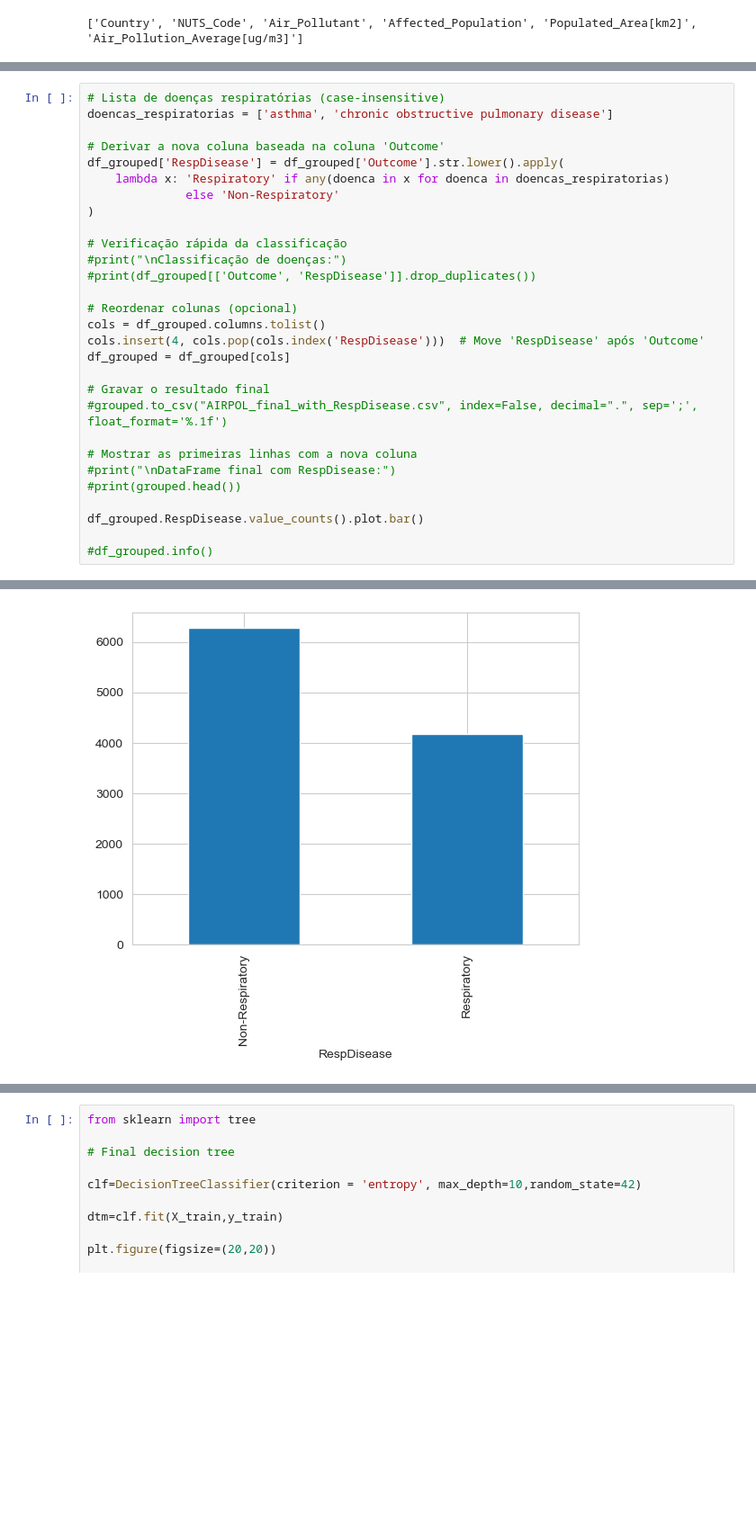
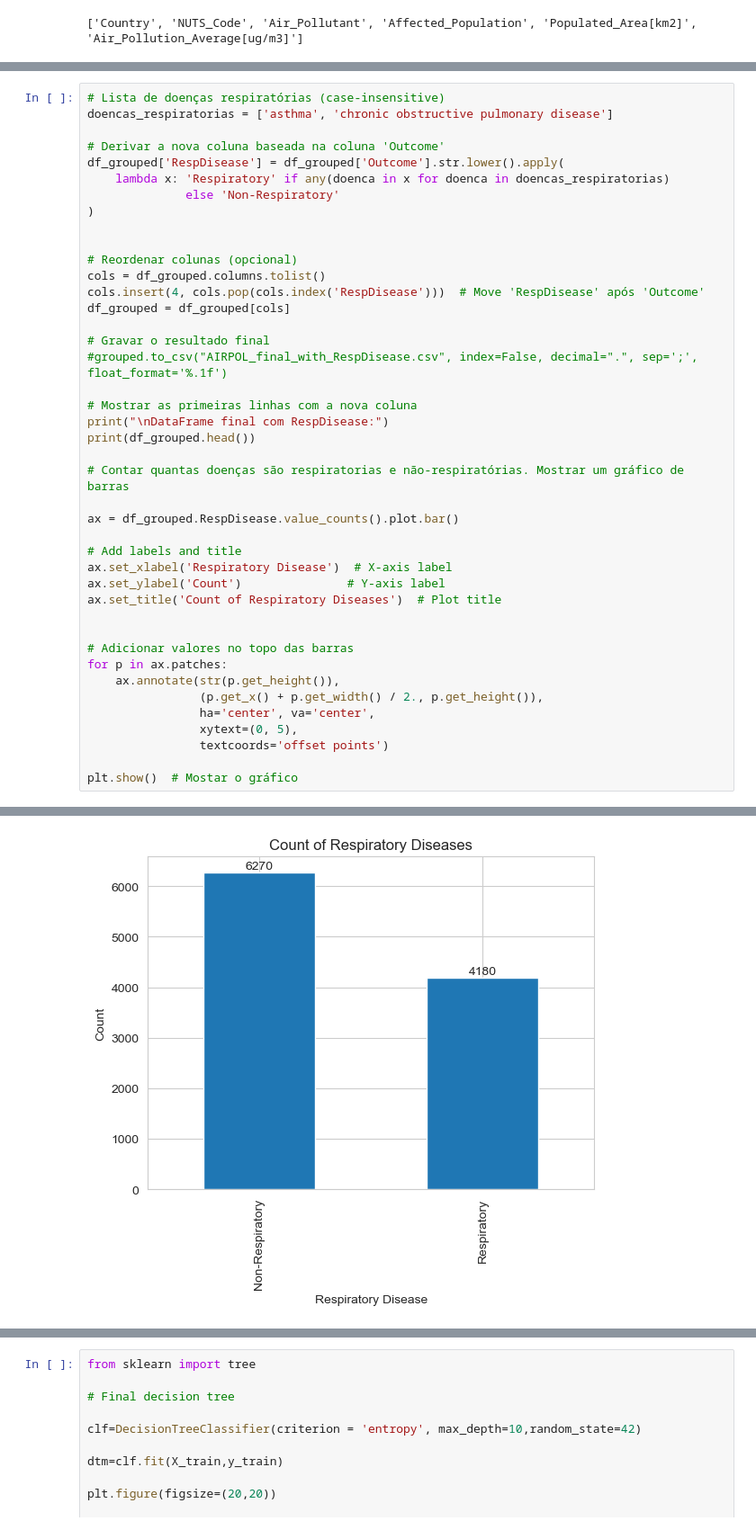
Before and after one commit to 1221715JorgeCruz/ANADI_MFC_3NA_1221715_1191843_1100719, a Jupyter notebook: trabalho_pratico_02/4.3-Classificacao.ipynb, the cells around one changed output, grey strips where cells are left out. Shown at 90% size. Cells and saved outputs as stored; diff of their text form; blank space fills up the shorter version.

Commit message:
Classificação - Analise e conclusao dos dados

```diff
--- a/trabalho_pratico_02/4.3-Classificacao.ipynb
+++ b/trabalho_pratico_02/4.3-Classificacao.ipynb
@@ -119,9 +113,6 @@ df_grouped['RespDisease'] = df_grouped['Outcome'].str.lower().apply(
               else 'Non-Respiratory'
 )
 
-# Verificação rápida da classificação
-#print("\nClassificação de doenças:")
-#print(df_grouped[['Outcome', 'RespDisease']].drop_duplicates())
 
 # Reordenar colunas (opcional)
 cols = df_grouped.columns.tolist()
@@ -132,10 +123,26 @@ df_grouped = df_grouped[cols]
 #grouped.to_csv("AIRPOL_final_with_RespDisease.csv", index=False, decimal=".", sep=';', float_format='%.1f')
 
 # Mostrar as primeiras linhas com a nova coluna
-#print("\nDataFrame final com RespDisease:")
-#print(grouped.head())
+print("\nDataFrame final com RespDisease:")
+print(df_grouped.head())
 
-df_grouped.RespDisease.value_counts().plot.bar()
+# Contar quantas doenças são respiratorias e não-respiratórias. Mostrar um gráfico de barras
 
-#df_grouped.info()
+ax = df_grouped.RespDisease.value_counts().plot.bar()
+
+# Add labels and title
+ax.set_xlabel('Respiratory Disease')  # X-axis label
+ax.set_ylabel('Count')               # Y-axis label
+ax.set_title('Count of Respiratory Diseases')  # Plot title
+
+
+# Adicionar valores no topo das barras
+for p in ax.patches:
+    ax.annotate(str(p.get_height()),
+                (p.get_x() + p.get_width() / 2., p.get_height()),
+                ha='center', va='center',
+                xytext=(0, 5),
+                textcoords='offset points')
+
+plt.show()  # Mostar o gráfico
 # %% [output]
@@ -143,2 +166,2 @@ df_grouped.RespDisease.value_counts().plot.bar()
-[figure, old version]
+[figure, new version]
 # %% [markdown]
```
Also changed, not shown: parts of 41 cells of this notebook.
